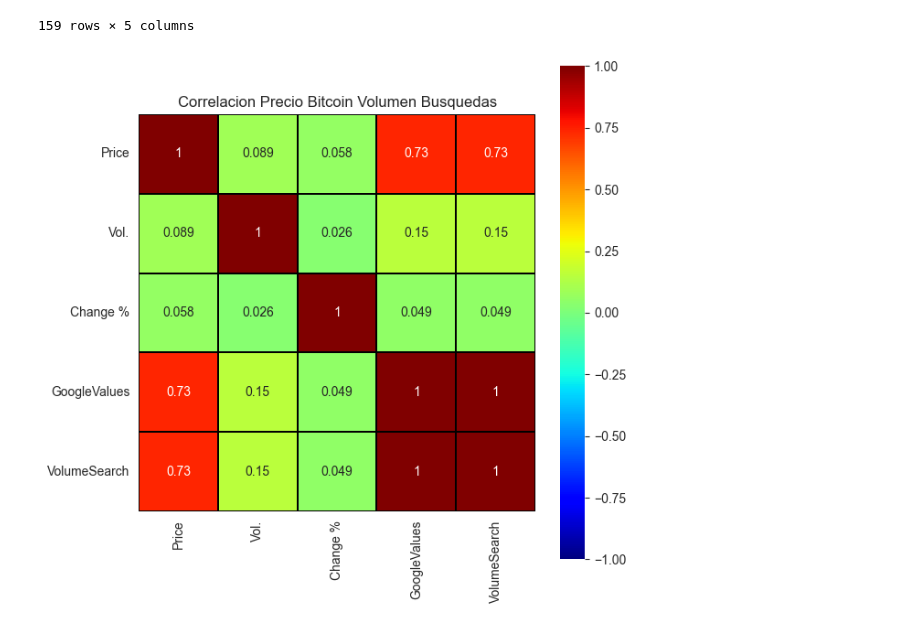
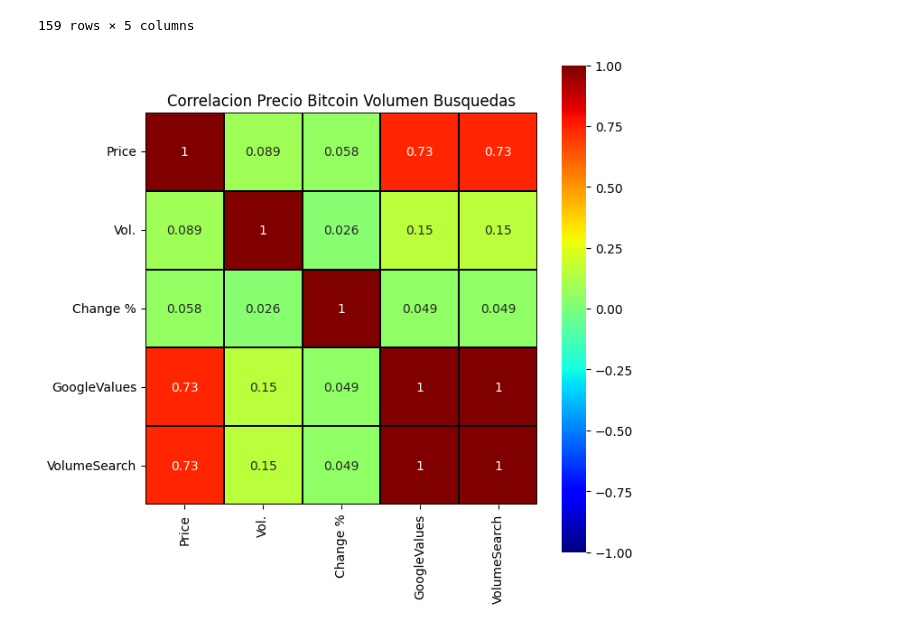
Before and after one commit to NicoUIcreator/btcData, a Jupyter notebook: memoria.ipynb, the cells around one changed output. Drawn from its saved outputs; the diff is of its cells as text; code cells hidden in the pictures.

```diff
--- a/memoria.ipynb
+++ b/memoria.ipynb
@@ -162,4 +150,4 @@ def graficaCorrelacion(df):
-# %%
-graficaCorrelacion(mergeBtcGoogleVolume)
-# %% [output]
-[figure, removed]
+# %%
+f.graficaCorrelacion(mergeBtcGoogleVolume)
+# %% [output]
+[figure, added]
```
Also changed, not shown: parts of 2 cells of this notebook.
